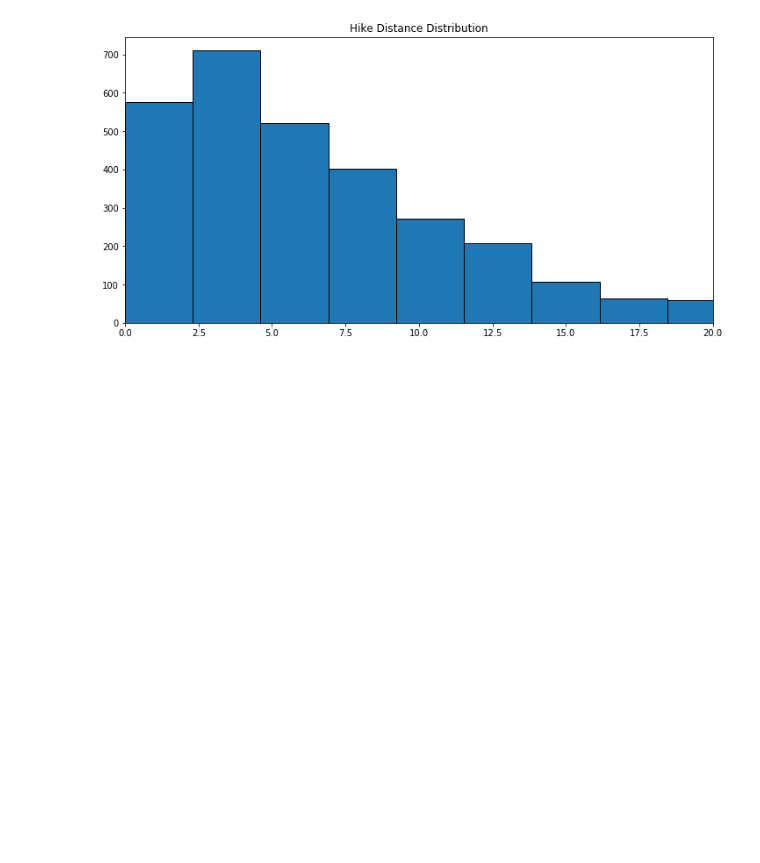
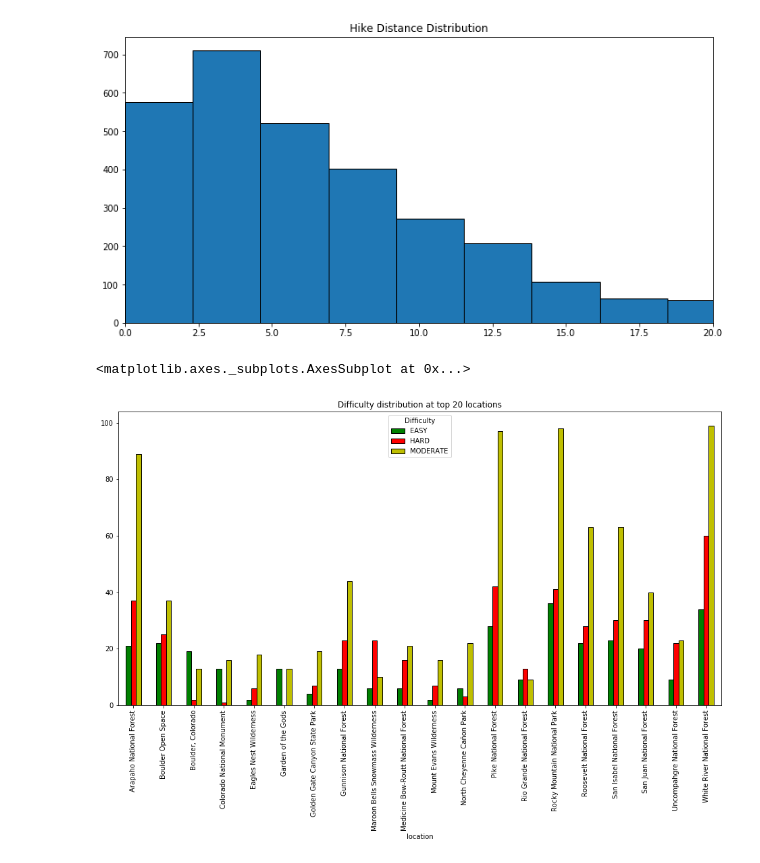
Before and after one commit to evanhosmer/Colorado-Hiking-Recommender, a Jupyter notebook: src/EDA.ipynb, the cells around one changed output. Saved outputs shown, nothing was run; the diff lists cells and outputs as text; code cells hidden in the pictures; blank space fills up the shorter version.

```diff
--- a/src/EDA.ipynb
+++ b/src/EDA.ipynb
@@ -112,3 +112,12 @@ Text(0.5,1,'Hike Distance Distribution')
 [figure]
 # %%
 # features.sort_values(by = ['Distance'], ascending = False)
+# %%
+labels
+test = merged_df[merged_df['location'].isin(labels_20)]
+# %%
+test.groupby(['location','Difficulty']).size().unstack().plot(kind='bar',figsize = (16,8), color = ['g','r','y'],
+                                                              title = 'Difficulty distribution at top 20 locations')
+# %% [output]
+<matplotlib.axes._subplots.AxesSubplot at 0x...>
+[figure, added]
```
Also changed, not shown: parts of 22 cells of this notebook, 13 other files.
